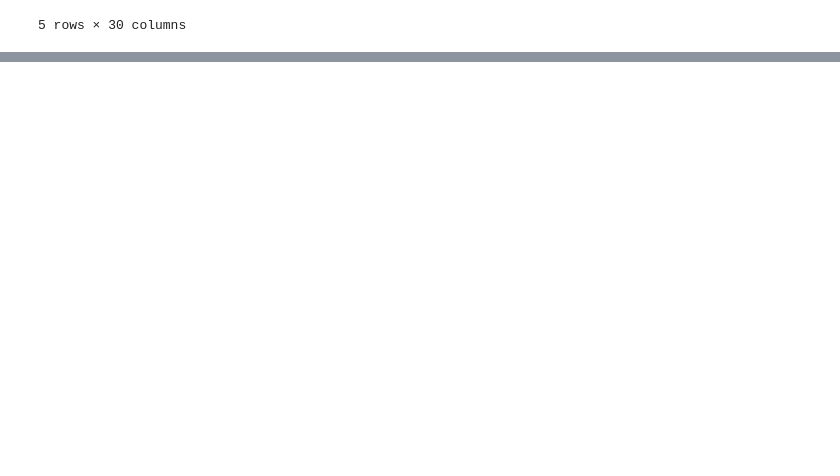
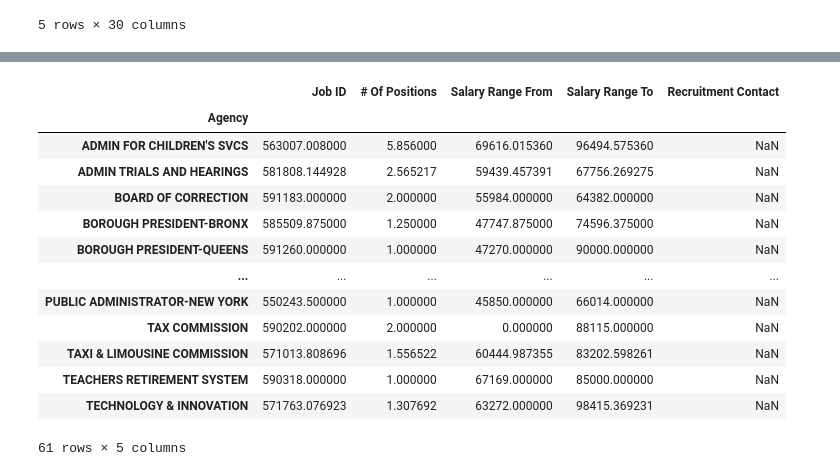
Before and after one commit to miraceti/Python_codes, a Jupyter notebook: pandas/pandas7.ipynb, the cells around one changed output, grey strips where cells are left out. Drawn from its saved outputs; the diff is of its cells as text; code cells hidden in the pictures; blank space fills up the shorter version.

```diff
--- a/pandas/pandas7.ipynb
+++ b/pandas/pandas7.ipynb
@@ -14,0 +203,18 @@ data.head()
+# %%
+#groupby
+data.groupby("Agency").mean()
+# %% [output]
+|  | Job ID | # Of Positions | Salary Range From | Salary Range To | Recruitment Contact |
+| Agency |  |  |  |  |  |
+| ADMIN FOR CHILDREN'S SVCS | 563007.008000 | 5.856000 | 69616.015360 | 96494.575360 | NaN |
+| ADMIN TRIALS AND HEARINGS | 581808.144928 | 2.565217 | 59439.457391 | 67756.269275 | NaN |
+| BOARD OF CORRECTION | 591183.000000 | 2.000000 | 55984.000000 | 64382.000000 | NaN |
+| BOROUGH PRESIDENT-BRONX | 585509.875000 | 1.250000 | 47747.875000 | 74596.375000 | NaN |
+| BOROUGH PRESIDENT-QUEENS | 591260.000000 | 1.000000 | 47270.000000 | 90000.000000 | NaN |
+| ... | ... | ... | ... | ... | ... |
+| PUBLIC ADMINISTRATOR-NEW YORK | 550243.500000 | 1.000000 | 45850.000000 | 66014.000000 | NaN |
+| TAX COMMISSION | 590202.000000 | 2.000000 | 0.000000 | 88115.000000 | NaN |
+| TAXI & LIMOUSINE COMMISSION | 571013.808696 | 1.556522 | 60444.987355 | 83202.598261 | NaN |
+| TEACHERS RETIREMENT SYSTEM | 590318.000000 | 1.000000 | 67169.000000 | 85000.000000 | NaN |
+| TECHNOLOGY & INNOVATION | 571763.076923 | 1.307692 | 63272.000000 | 98415.369231 | NaN |
+61 rows × 5 columns
```
Also changed, not shown: parts of 20 cells of this notebook, 3 other files.
